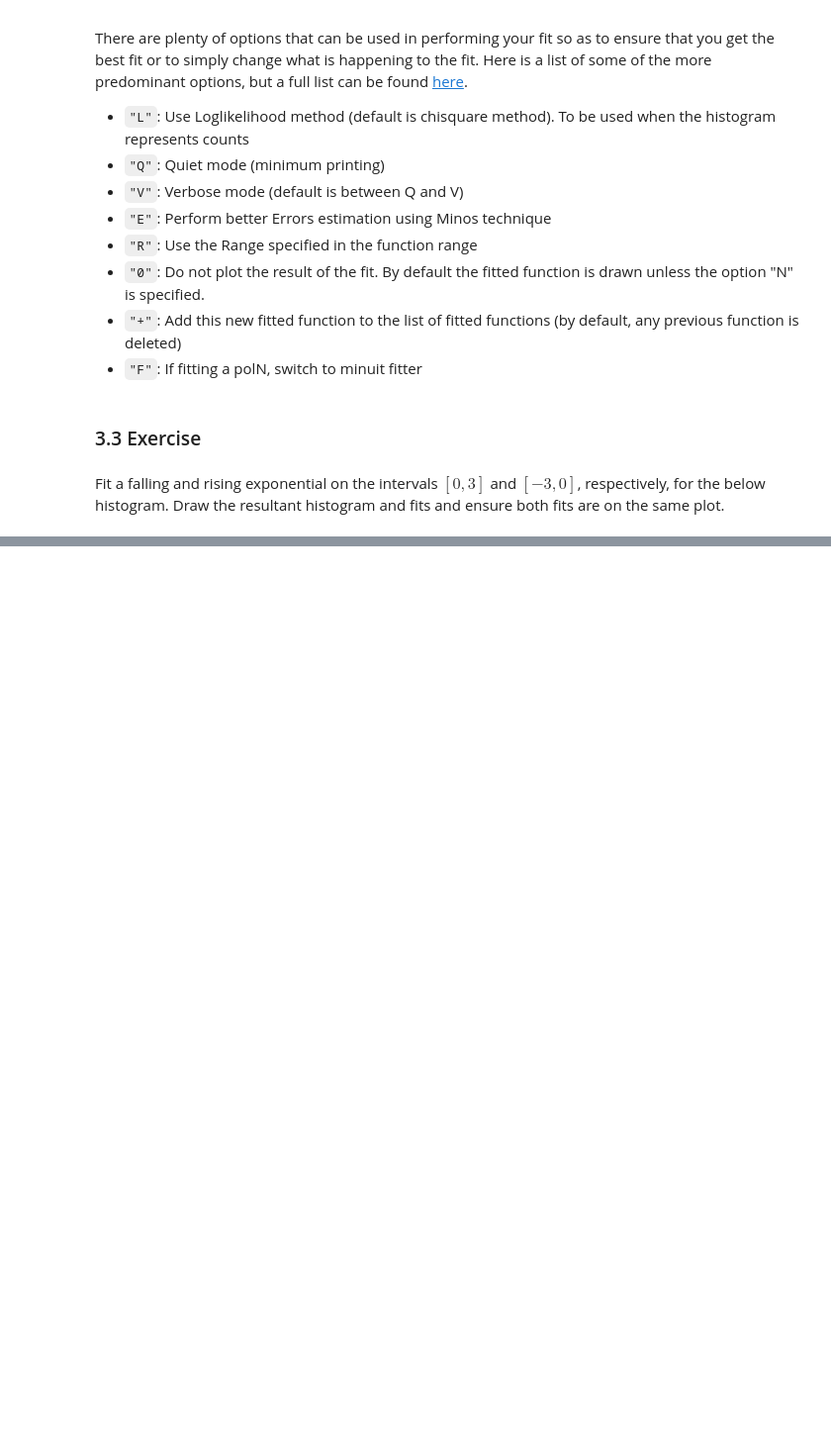
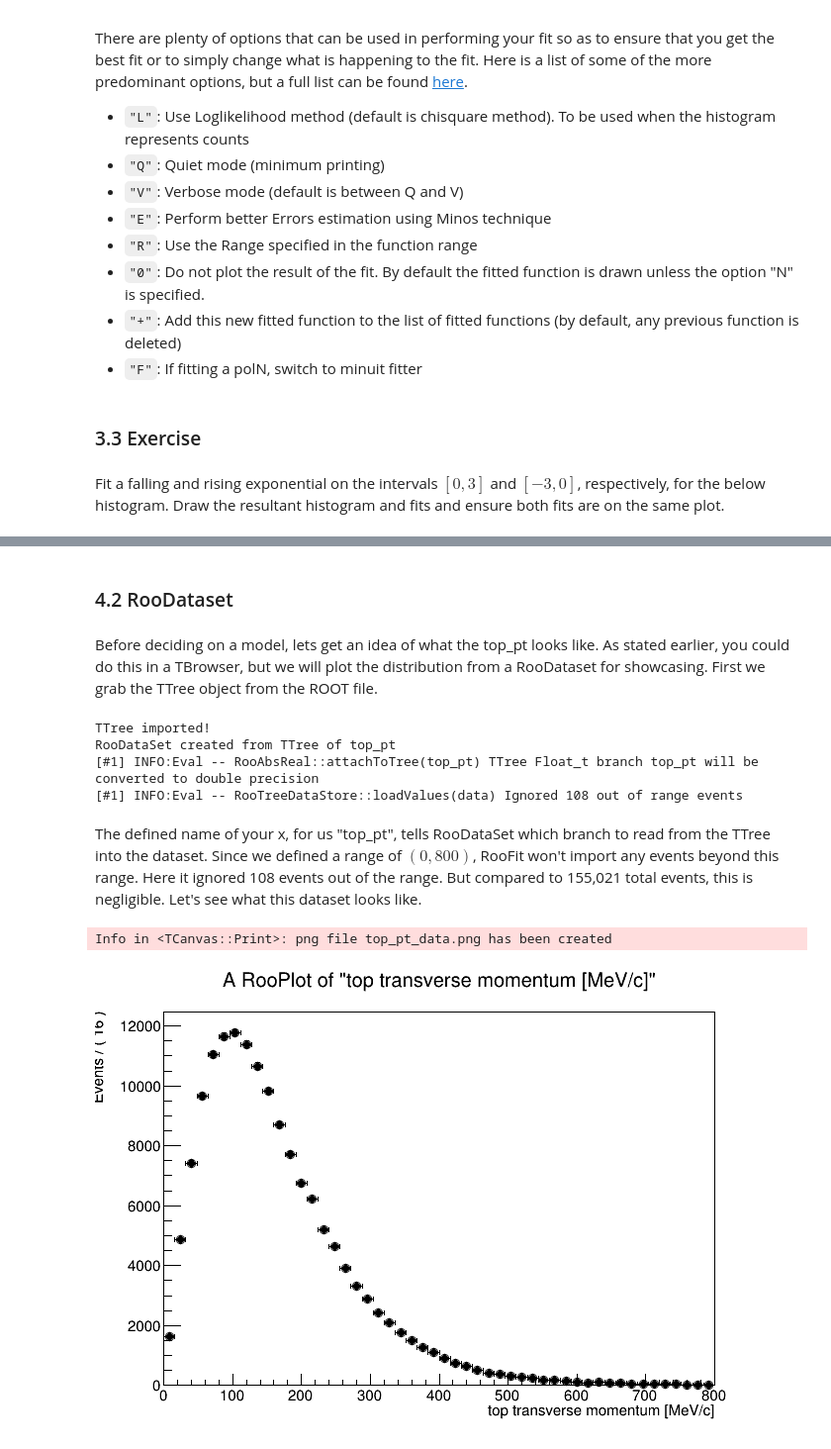
Before and after one commit to AWildridge/HiggsBosonClass, a Jupyter notebook: notebooks/python/Lab 2 Introduction to Curve Fitting.ipynb, the cells around one changed output, grey strips where cells are left out. Shown: that part at 99% size. Drawn from its saved outputs; the diff is of its cells as text; code cells hidden in the pictures; blank space fills up the shorter version.

```diff
--- a/notebooks/python/Lab 2 Introduction to Curve Fitting.ipynb
+++ b/notebooks/python/Lab 2 Introduction to Curve Fitting.ipynb
@@ -172,0 +180,4 @@ one_d_hist.Fit("")
+# %%
+from ROOT import RooFit
+from ROOT import RooRealVar
+x = RooRealVar("top_pt", "top transverse momentum [MeV/c]", 0, 800)
@@ -172,0 +186,31 @@ one_d_hist.Fit("")
+# %% [markdown]
+### 4.2 RooDataset
+# %% [markdown]
+Before deciding on a model, lets get an idea of what the top_pt looks like. As stated earlier, you could do this in a TBrowser, but we will plot the distribution from a RooDataset for showcasing. First we grab the TTree object from the ROOT file.
+# %%
+from ROOT import TFile, TTree
+root_file = TFile.Open("../../Datasets/TTbar/ee_ttbarsignalplustau.root")
+my_tree = root_file.Get("ttBar_treeVariables_step8;4")
+print("TTree imported!")
+
+from ROOT import RooDataSet, RooArgSet
+dataset = RooDataSet("data", "top_pt data", my_tree, RooArgSet(x))
+print("RooDataSet created from TTree of top_pt")
+# %% [output]
+TTree imported!
+RooDataSet created from TTree of top_pt
+[#1] INFO:Eval -- RooAbsReal::attachToTree(top_pt) TTree Float_t branch top_pt will be converted to double precision
+[#1] INFO:Eval -- RooTreeDataStore::loadValues(data) Ignored 108 out of range events
+# %% [markdown]
+The defined name of your x, for us "top_pt", tells RooDataSet which branch to read from the TTree into the dataset. Since we defined a range of $(0,800)$, RooFit won't import any events beyond this range. Here it ignored 108 events out of the range. But compared to 155,021 total events, this is negligible. Let's see what this dataset looks like.
+# %%
+from ROOT import TCanvas
+xframe = x.frame()
+dataset.plotOn(xframe, RooFit.Binning(50))
+canvas2 = TCanvas()
+xframe.Draw()
+canvas2.SaveAs("top_pt_data.png")
+canvas2.Draw()
+# %% [output]
+Info in <TCanvas::Print>: png file top_pt_data.png has been created
+[figure, added]
```
Also changed, not shown: parts of 16 cells of this notebook.
